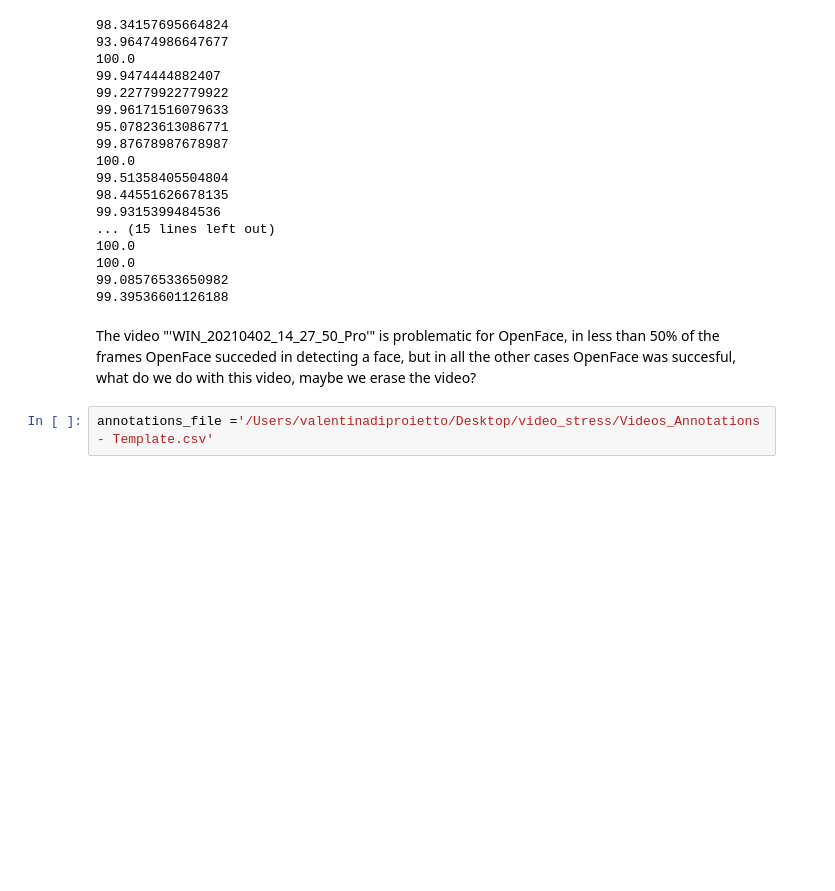
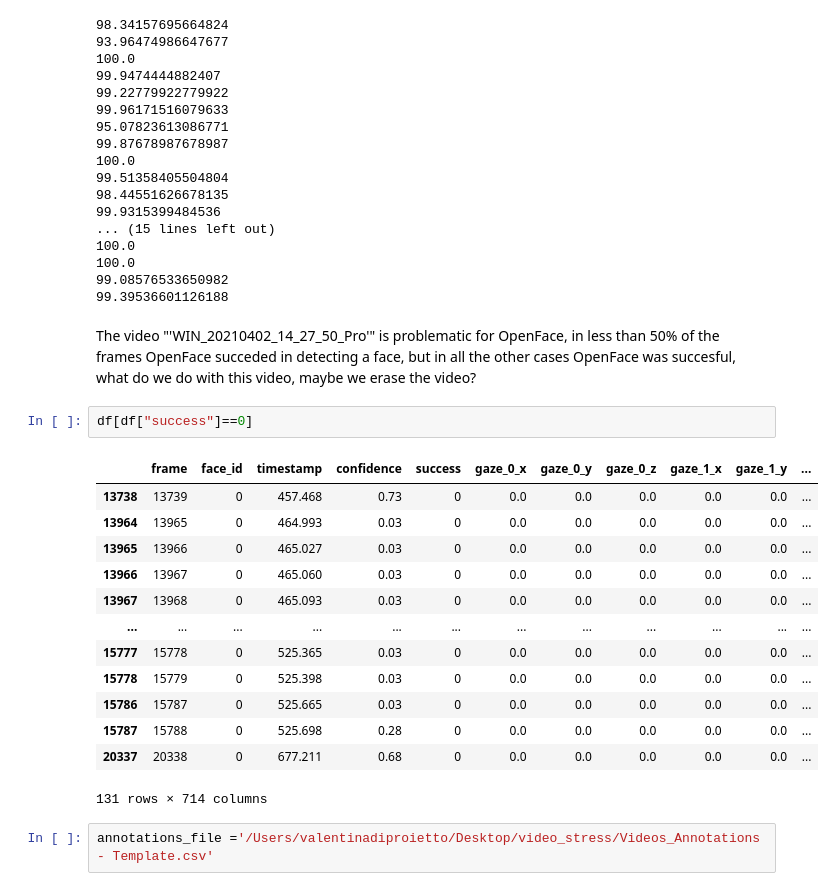
Before and after one commit to Projet-Fil-Rouge-AFPA/filrouge, a Jupyter notebook: Notebook_Valentina.ipynb, the cells around one changed output. Cells and saved outputs as stored; diff of their text form; blank space fills up the shorter version.

```diff
--- a/Notebook_Valentina.ipynb
+++ b/Notebook_Valentina.ipynb
@@ -109,6 +133,22 @@ for i in list_dataframes:
 99.39536601126188
 # %% [markdown]
 The video "'WIN_20210402_14_27_50_Pro'" is problematic for OpenFace, in less than 50% of the frames OpenFace succeded in detecting a face, but in all the other cases OpenFace was succesful, what do we do with this video, maybe we erase the video?
+# %%
+df[df["success"]==0]
+# %% [output]
+|  | frame | face_id | timestamp | confidence | success | gaze_0_x | gaze_0_y | gaze_0_z | gaze_1_x | gaze_1_y | ... |
+| 13738 | 13739 | 0 | 457.468 | 0.73 | 0 | 0.0 | 0.0 | 0.0 | 0.0 | 0.0 | ... |
+| 13964 | 13965 | 0 | 464.993 | 0.03 | 0 | 0.0 | 0.0 | 0.0 | 0.0 | 0.0 | ... |
+| 13965 | 13966 | 0 | 465.027 | 0.03 | 0 | 0.0 | 0.0 | 0.0 | 0.0 | 0.0 | ... |
+| 13966 | 13967 | 0 | 465.060 | 0.03 | 0 | 0.0 | 0.0 | 0.0 | 0.0 | 0.0 | ... |
+| 13967 | 13968 | 0 | 465.093 | 0.03 | 0 | 0.0 | 0.0 | 0.0 | 0.0 | 0.0 | ... |
+| ... | ... | ... | ... | ... | ... | ... | ... | ... | ... | ... | ... |
+| 15777 | 15778 | 0 | 525.365 | 0.03 | 0 | 0.0 | 0.0 | 0.0 | 0.0 | 0.0 | ... |
+| 15778 | 15779 | 0 | 525.398 | 0.03 | 0 | 0.0 | 0.0 | 0.0 | 0.0 | 0.0 | ... |
+| 15786 | 15787 | 0 | 525.665 | 0.03 | 0 | 0.0 | 0.0 | 0.0 | 0.0 | 0.0 | ... |
+| 15787 | 15788 | 0 | 525.698 | 0.28 | 0 | 0.0 | 0.0 | 0.0 | 0.0 | 0.0 | ... |
+| 20337 | 20338 | 0 | 677.211 | 0.68 | 0 | 0.0 | 0.0 | 0.0 | 0.0 | 0.0 | ... |
+131 rows × 714 columns
 # %%
 annotations_file ='/Users/valentinadiproietto/Desktop/video_stress/Videos_Annotations - Template.csv'
 # %%
```
Also changed, not shown: parts of 9 cells of this notebook.
